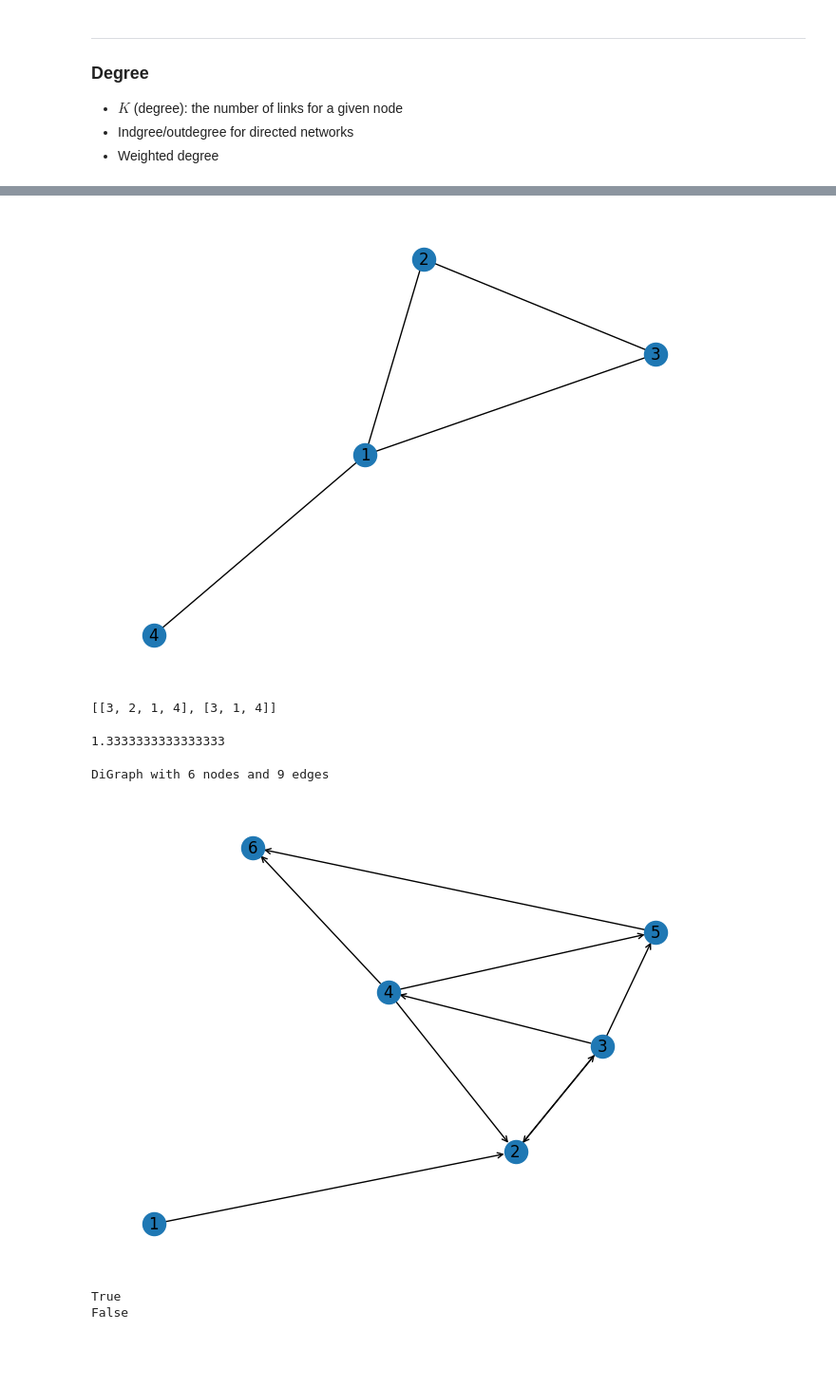
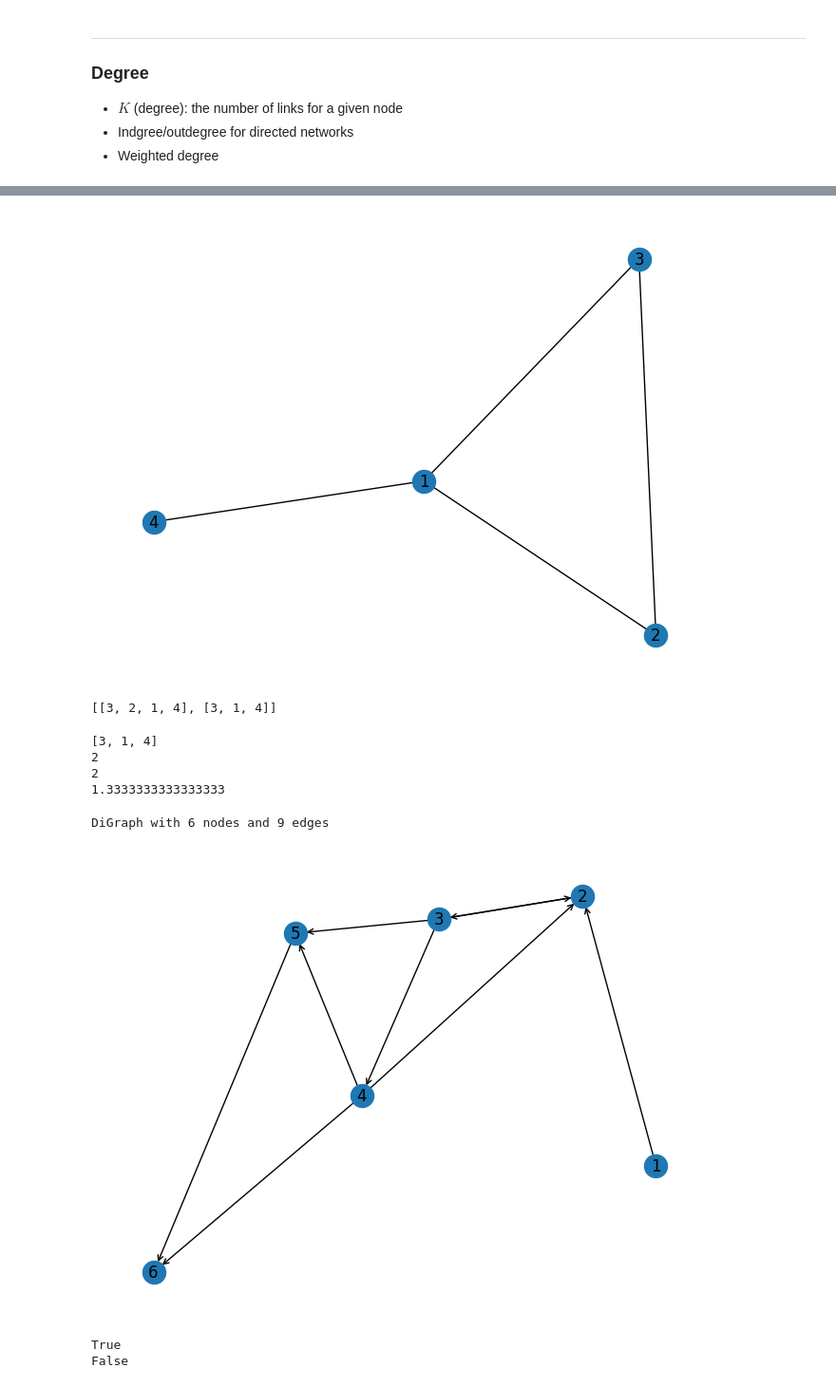
Before and after one commit to taegyoon-kim/programming_23fw, a Jupyter notebook: slides/13_Network.ipynb, the cells around one changed output, grey strips where cells are left out. Shown at 95% size. Saved outputs shown, nothing was run; the diff lists cells and outputs as text; code cells hidden in the pictures; blank space fills up the shorter version.

```diff
--- a/slides/13_Network.ipynb
+++ b/slides/13_Network.ipynb
@@ -365,7 +356,7 @@ for _, row in df.iterrows():
     source = row['source']
     target = row['target']
     attributes = row.drop(['source', 'target']).to_dict() # extract edge attributes from the row, excluding 'source' and 'target'
-    g.add_edge(source, target, attributes) # for the use **, see https://gaurav-patil21.medium.com/use-of-double-asterisk-in-python-962e83b63768#:~:text=Double%20asterisk%20(**)%20is,number%20of%20key%2Dvalue%20pair.
+    g.add_edge(source, target, **attributes) # for the use **, see https://gaurav-patil21.medium.com/use-of-double-asterisk-in-python-962e83b63768#:~:text=Double%20asterisk%20(**)%20is,number%20of%20key%2Dvalue%20pair.
 
 print(g)
 print(g.edges(data = True))
@@ -687,7 +709,7 @@ g.add_edges_from([(1,2),(2,3),(1,3),(1,4)])
 
 nx.draw(g, with_labels = True)
 # %% [output]
-[figure, old version]
+[figure, new version]
 # %%
 ### get the list of paths
 
@@ -705,28 +727,32 @@ print(nx.shortest_path_length(g, 3, 4))
 
 ### diameter
 
-nx.diameter(g)
+print(nx.diameter(g))
 
 ### average shortest path length
 
-nx.average_shortest_path_length(g)
+print(nx.average_shortest_path_length(g))
 # %% [output]
+[3, 1, 4]
+2
+2
 1.3333333333333333
 # %%
 ### directed network
 
 dg = nx.DiGraph()
-dg.add_edges_from([(1,2), (2,3), (3,2),
- (3,4), (3,5), (4,2),
-  (4,5), (4,6), (5,6)])
+dg.add_edges_from([
+    (1,2), (2,3), (3,2),
+     (3,4), (3,5), (4,2),
+      (4,5), (4,6), (5,6)])
 
 nx.draw(dg,
         with_labels = True,
         arrowstyle = '->')
 print(dg)
 # %% [output]
 DiGraph with 6 nodes and 9 edges
-[figure, old version]
+[figure, new version]
 # %%
 ### the paths between the same pairs of nodes are different
 
```
Also changed, not shown: parts of 23 cells of this notebook.
